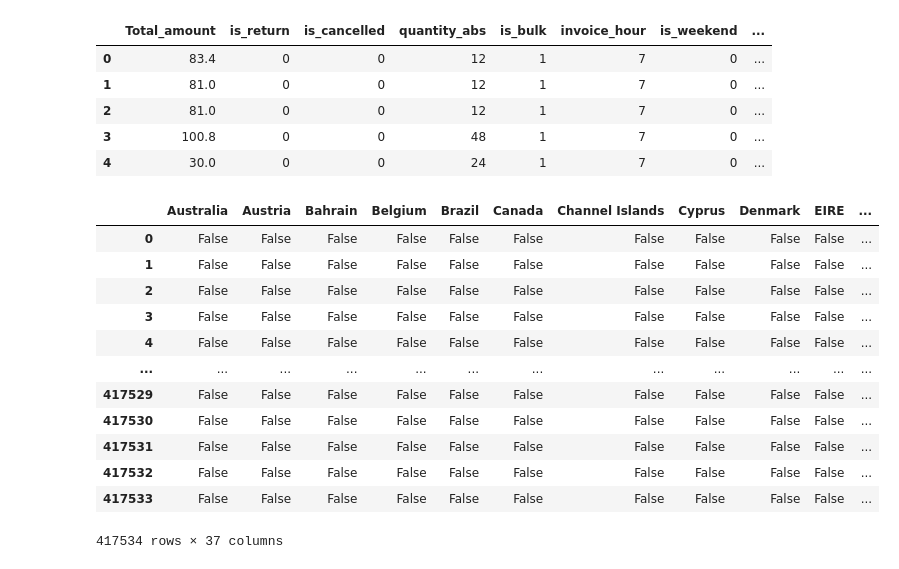
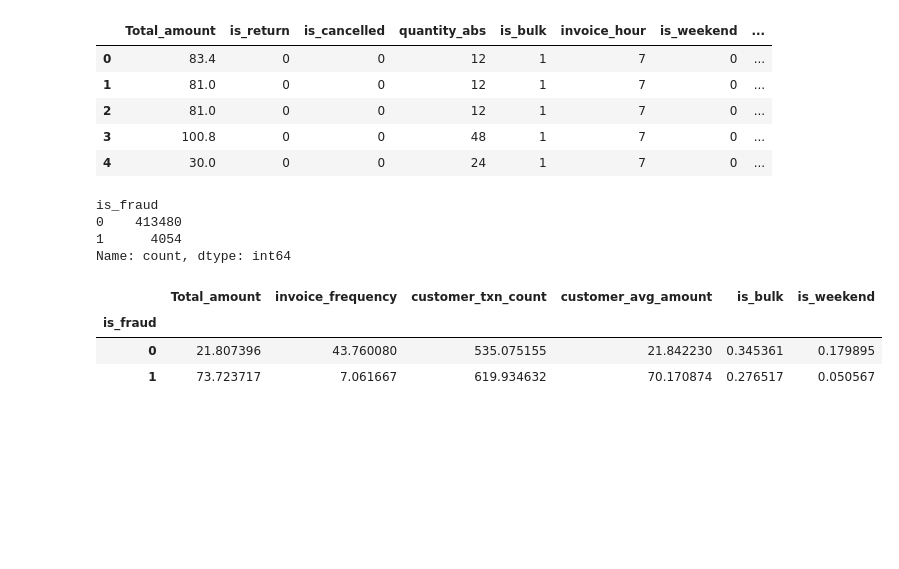
Before and after one commit to Sameer-ship-it/Customer-Behaviour-Prediction, a Jupyter notebook: Customer Purchase Behaviour & Return Fraud Prediction.ipynb, the cells around one changed output. Drawn from its saved outputs; the diff is of its cells as text; code cells hidden in the pictures; blank space fills up the shorter version.

```diff
--- a/Customer Purchase Behaviour & Return Fraud Prediction.ipynb
+++ b/Customer Purchase Behaviour & Return Fraud Prediction.ipynb
@@ -184,22 +205,33 @@ data[
 | 2 | 81.0 | 0 | 0 | 12 | 1 | 7 | 0 | ... |
 | 3 | 100.8 | 0 | 0 | 48 | 1 | 7 | 0 | ... |
 | 4 | 30.0 | 0 | 0 | 24 | 1 | 7 | 0 | ... |
-# %%
-cat_columns = data['Country']
-
-encoded_data = pd.get_dummies(cat_columns)
-encoded_data
-# %% [output]
-|  | Australia | Austria | Bahrain | Belgium | Brazil | Canada | Channel Islands | Cyprus | Denmark | EIRE | ... |
-| 0 | False | False | False | False | False | False | False | False | False | False | ... |
-| 1 | False | False | False | False | False | False | False | False | False | False | ... |
-| 2 | False | False | False | False | False | False | False | False | False | False | ... |
-| 3 | False | False | False | False | False | False | False | False | False | False | ... |
-| 4 | False | False | False | False | False | False | False | False | False | False | ... |
-| ... | ... | ... | ... | ... | ... | ... | ... | ... | ... | ... | ... |
-| 417529 | False | False | False | False | False | False | False | False | False | False | ... |
-| 417530 | False | False | False | False | False | False | False | False | False | False | ... |
-| 417531 | False | False | False | False | False | False | False | False | False | False | ... |
-| 417532 | False | False | False | False | False | False | False | False | False | False | ... |
-| 417533 | False | False | False | False | False | False | False | False | False | False | ... |
-417534 rows × 37 columns
+# %%
+#Feature - 13, creating froud label
+
+data['is_fraud'] = ((data['customer_txn_count'] > 5) & (data['is_return'] == 1) &
+    (data['customer_avg_amount'] > data['customer_avg_amount'].quantile(0.75))).astype(int)
+
+data['is_fraud'].value_counts()
+# %% [output]
+is_fraud
+0    413480
+1      4054
+Name: count, dtype: int64
+# %%
+# Comparing froud and non froud data
+
+comparison = data.groupby('is_fraud')[
+    ['Total_amount',
+     'invoice_frequency',
+     'customer_txn_count',
+     'customer_avg_amount',
+     'is_bulk',
+     'is_weekend']
+].mean()
+
+comparison
+# %% [output]
+|  | Total_amount | invoice_frequency | customer_txn_count | customer_avg_amount | is_bulk | is_weekend |
+| is_fraud |  |  |  |  |  |  |
+| 0 | 21.807396 | 43.760080 | 535.075155 | 21.842230 | 0.345361 | 0.179895 |
+| 1 | 73.723717 | 7.061667 | 619.934632 | 70.170874 | 0.276517 | 0.050567 |
```
Also changed, not shown: parts of 14 cells of this notebook.
